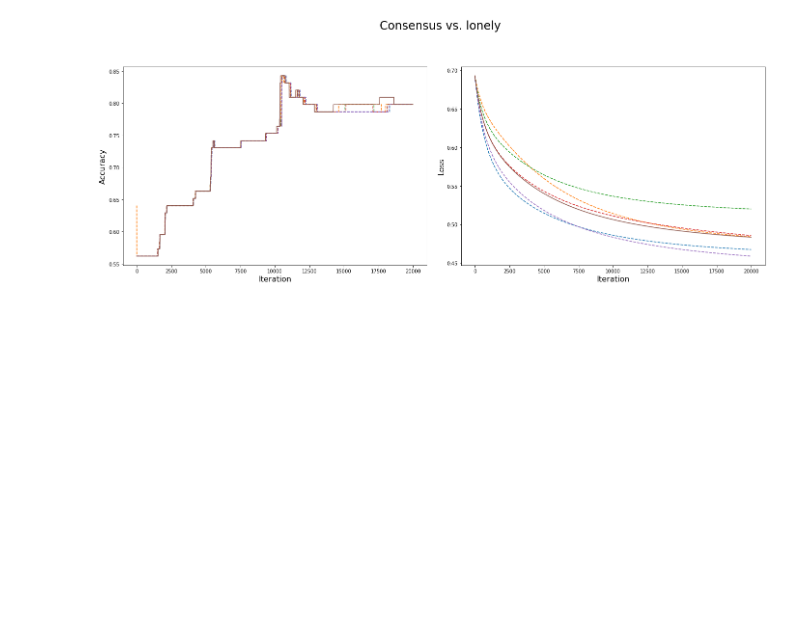
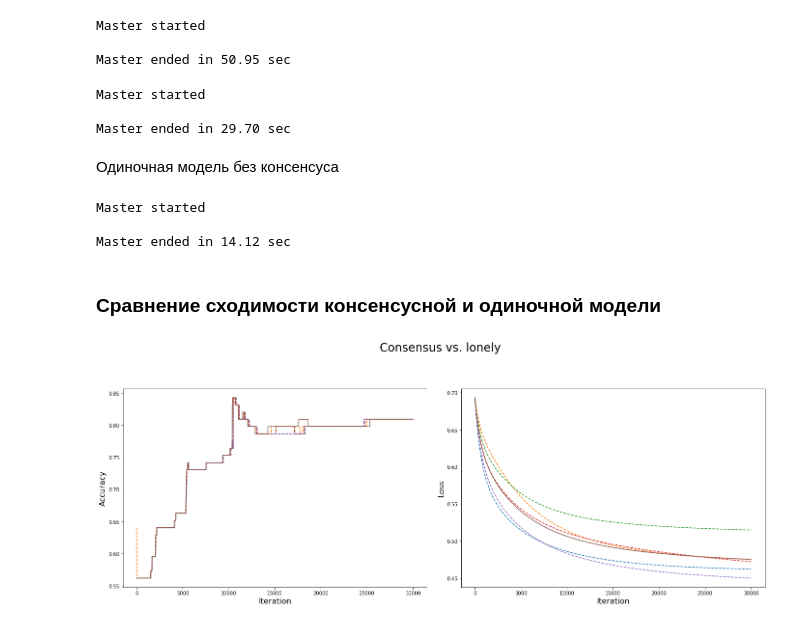
Before and after one commit to Malkovsky/distributed-learning, a Jupyter notebook: notebooks/Titanic Convergence.ipynb, the cells around one changed output. Cells and saved outputs as stored; diff of their text form; code cells hidden in the pictures; blank space fills up the shorter version.

Commit message:
Several models

```diff
--- a/notebooks/Titanic Convergence.ipynb
+++ b/notebooks/Titanic Convergence.ipynb
@@ -43,5 +45,0 @@ test_loader = (common_test_X, common_test_y)
-# %%
-iterations = 20000
-
-model = LogRegTitanic
-model_args = [X.shape[1]]
@@ -48,7 +48,13 @@ model_args = [X.shape[1]]
 # %%
-master = MasterNode(node_names=topology.keys(),
+model = LogRegTitanic
+model_args = [X.shape[1]]
+
+def consensus_model(topology, iterations=30000, consensus=True):
+    update_params_epoch_start = 1 if consensus else iterations + 1
+
+    master = MasterNode(node_names=topology.keys(),
                     weights=topology, # param_a = a*param_a + b*param_b + c*param_c, where a + b + c = 1.0
-                    train_loaders=train_loaders, # dict of train loaders, train_loaders[node_name] = train loader for node_name
+                    train_loaders=get_train_loaders(topology), # dict of train loaders, train_loaders[node_name] = train loader for node_name
                     test_loader=test_loader, # general test loader
                     fit_step=fit_step_titanic,
                     update_params=update_params_titanic,
@@ -56,11 +62,12 @@ master = MasterNode(node_names=topology.keys(),
                     stat_step=1, # save statistic each stat step
                     epoch=iterations, # number of epochs
                     epoch_len=1, # length each epoch
-                    update_params_epoch_start=1, # the first epoch from which consensus begins
+                    update_params_epoch_start=update_params_epoch_start, # the first epoch from which consensus begins
                     update_params_period=1, # consensus iteration period
                     verbose=0 # verbose mode
                    )
 
-master.set_model(model, *model_args)
-master.initialize_nodes()
-master.start_consensus()
+    master.set_model(model, *model_args)
+    master.initialize_nodes()
+    master.start_consensus()
+    return master
@@ -96,0 +76,12 @@ Master ended in 6.28 sec
+# %%
+top5 = consensus_model(graphs_config.TOP_5)
+# %% [output]
+Master started
+
+Master ended in 50.95 sec
+# %%
+abc3 = consensus_model(graphs_config.ABC_3)
+# %% [output]
+Master started
+
+Master ended in 29.70 sec
@@ -97,3 +91,13 @@ Master ended in 6.28 sec
+# %% [markdown]
+Одиночная модель без консенсуса
+# %%
+lonely = consensus_model(graphs_config.LONELY, consensus=False)
+# %% [output]
+Master started
+
+Master ended in 14.12 sec
+# %% [markdown]
+### Сравнение сходимости консенсусной и одиночной модели
 # %%
 def show_graphs(consensus, lonely):
     fig, axs = plt.subplots(figsize=(20, 8), ncols=2)
@@ -109,7 +113,7 @@ def show_graphs(consensus, lonely):
     axs[0].set_ylabel('Accuracy', fontsize=16)
     axs[1].set_xlabel('Iteration', fontsize=16)
     axs[1].set_ylabel('Loss', fontsize=16)
-
-show_graphs(master, lonely)
-# %% [output]
-[figure, removed]
+# %%
+show_graphs(top5, lonely)
+# %% [output]
+[figure, added]
```
Also changed, not shown: parts of 8 cells of this notebook.
